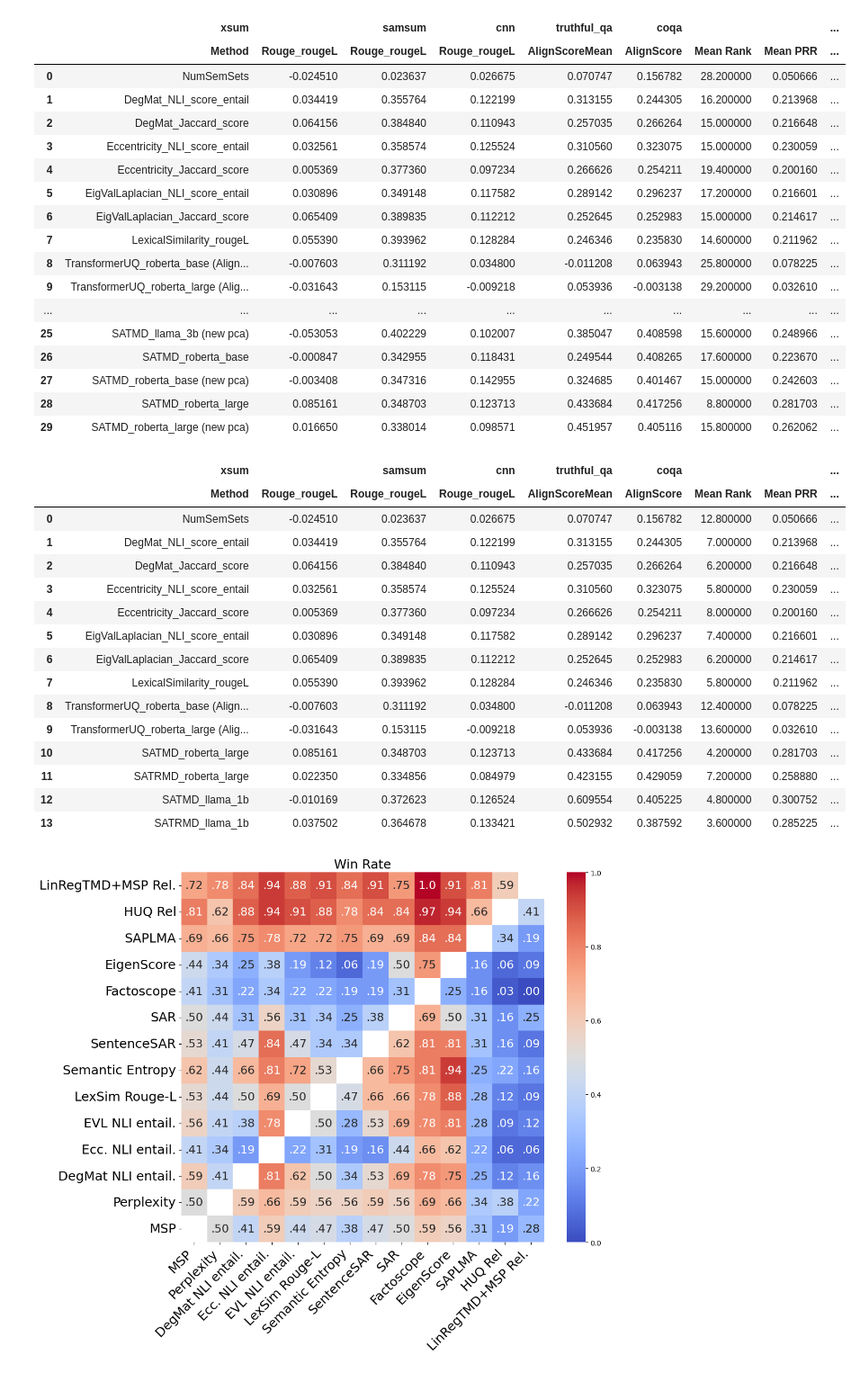
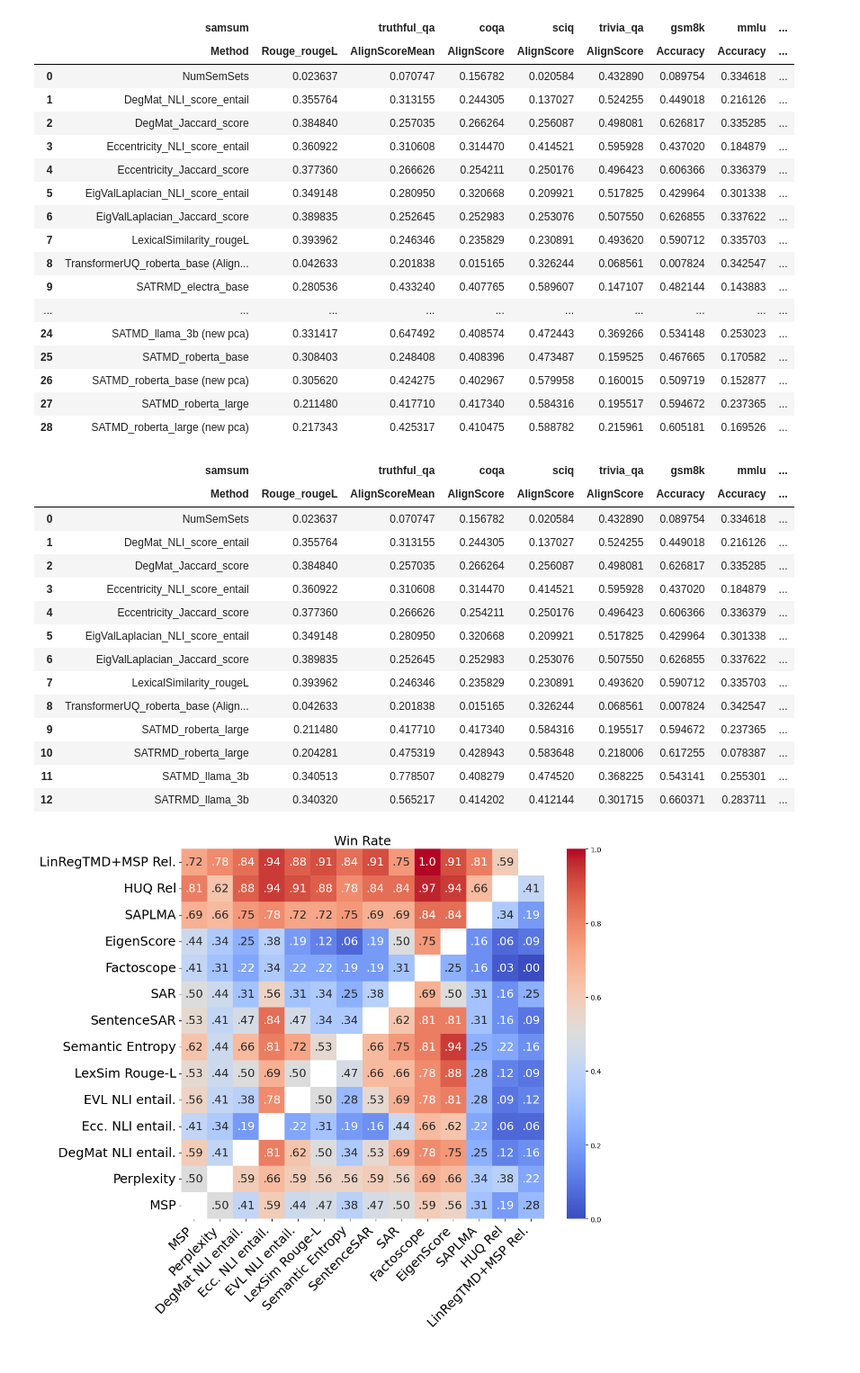
Before and after one commit to ArtemVazh/token_mahalanobis_distance, a Jupyter notebook: notebooks/final_results_bb.ipynb, the cells around one changed output. Shown: that part at 90% size. Drawn from its saved outputs; the diff is of its cells as text; code cells hidden in the pictures.

```diff
--- a/notebooks/final_results_bb.ipynb
+++ b/notebooks/final_results_bb.ipynb
@@ -88,7 +79,7 @@ def get_table(path, metric_names=["Rouge_rougeL", 'AlignScore'], base_metric="Ac
     n_layers = len([x for x in cols if "EigenScore" in x])
     mid_layer = int(n_layers // 2)
     # density_baselines = [f"FactoscopeAll_dist_new_{base_metric}", f"EigenScore sample_embeddings_last_token_{mid_layer}", f"SAPLMA_decoder_{mid_layer} (cv, {base_metric})"]
-    trans_bb_baselines = [f"TransformerUQ_{model} ({base_metric})" for model in ['roberta_base', 'roberta_large']]
+    trans_bb_baselines = [f"TransformerUQ_{model} ({base_metric})" for model in ['roberta_base']]
     proposed_methods = [col for col in cols if "LinReg" in col]
 
     final_methods = baselines + trans_bb_baselines + proposed_methods# + density_baselines
@@ -101,7 +92,9 @@ base_path = "../workdir/output_proxy_1"
 
 models = ["gpt-4o-mini"]
 # datasets = ["xsum", "samsum", "cnn", "pubmed", "medquad", "truthful_qa", "coqa", "sciq", "trivia_qa", "gsm8k", "mmlu"]
-datasets = ["xsum", "samsum", "cnn", "truthful_qa", "coqa"]#, "sciq", "trivia_qa", "mmlu"]
+# datasets = ["xsum", "samsum", "cnn", "truthful_qa", "coqa"]#, "sciq", "trivia_qa", "mmlu"]
+datasets = ["samsum", "truthful_qa", "coqa", "sciq", "trivia_qa", "gsm8k", "mmlu"]
+
 
 dfs = {}
 for model in models:
@@ -162,62 +155,61 @@ df_g.loc[:, ('', "Top1 Rate")] = df_g[df_g.columns[1:-2]].apply(lambda x: rankda
 
 df_g.style.background_gradient(axis=0)
 # %% [output]
-|  | xsum |  | samsum | cnn | truthful_qa | coqa |  |  | ... |
-|  | Method | Rouge_rougeL | Rouge_rougeL | Rouge_rougeL | AlignScoreMean | AlignScore | Mean Rank | Mean PRR | ... |
-| 0 | NumSemSets | -0.024510 | 0.023637 | 0.026675 | 0.070747 | 0.156782 | 28.200000 | 0.050666 | ... |
-| 1 | DegMat_NLI_score_entail | 0.034419 | 0.355764 | 0.122199 | 0.313155 | 0.244305 | 16.200000 | 0.213968 | ... |
-| 2 | DegMat_Jaccard_score | 0.064156 | 0.384840 | 0.110943 | 0.257035 | 0.266264 | 15.000000 | 0.216648 | ... |
-| 3 | Eccentricity_NLI_score_entail | 0.032561 | 0.358574 | 0.125524 | 0.310560 | 0.323075 | 15.000000 | 0.230059 | ... |
-| 4 | Eccentricity_Jaccard_score | 0.005369 | 0.377360 | 0.097234 | 0.266626 | 0.254211 | 19.400000 | 0.200160 | ... |
-| 5 | EigValLaplacian_NLI_score_entail | 0.030896 | 0.349148 | 0.117582 | 0.289142 | 0.296237 | 17.200000 | 0.216601 | ... |
-| 6 | EigValLaplacian_Jaccard_score | 0.065409 | 0.389835 | 0.112212 | 0.252645 | 0.252983 | 15.000000 | 0.214617 | ... |
-| 7 | LexicalSimilarity_rougeL | 0.055390 | 0.393962 | 0.128284 | 0.246346 | 0.235830 | 14.600000 | 0.211962 | ... |
-| 8 | TransformerUQ_roberta_base (Align... | -0.007603 | 0.311192 | 0.034800 | -0.011208 | 0.063943 | 25.800000 | 0.078225 | ... |
-| 9 | TransformerUQ_roberta_large (Alig... | -0.031643 | 0.153115 | -0.009218 | 0.053936 | -0.003138 | 29.200000 | 0.032610 | ... |
+|  | samsum |  | truthful_qa | coqa | sciq | trivia_qa | gsm8k | mmlu | ... |
+|  | Method | Rouge_rougeL | AlignScoreMean | AlignScore | AlignScore | AlignScore | Accuracy | Accuracy | ... |
+| 0 | NumSemSets | 0.023637 | 0.070747 | 0.156782 | 0.020584 | 0.432890 | 0.089754 | 0.334618 | ... |
+| 1 | DegMat_NLI_score_entail | 0.355764 | 0.313155 | 0.244305 | 0.137027 | 0.524255 | 0.449018 | 0.216126 | ... |
+| 2 | DegMat_Jaccard_score | 0.384840 | 0.257035 | 0.266264 | 0.256087 | 0.498081 | 0.626817 | 0.335285 | ... |
+| 3 | Eccentricity_NLI_score_entail | 0.360922 | 0.310608 | 0.314470 | 0.414521 | 0.595928 | 0.437020 | 0.184879 | ... |
+| 4 | Eccentricity_Jaccard_score | 0.377360 | 0.266626 | 0.254211 | 0.250176 | 0.496423 | 0.606366 | 0.336379 | ... |
+| 5 | EigValLaplacian_NLI_score_entail | 0.349148 | 0.280950 | 0.320668 | 0.209921 | 0.517825 | 0.429964 | 0.301338 | ... |
+| 6 | EigValLaplacian_Jaccard_score | 0.389835 | 0.252645 | 0.252983 | 0.253076 | 0.507550 | 0.626855 | 0.337622 | ... |
+| 7 | LexicalSimilarity_rougeL | 0.393962 | 0.246346 | 0.235829 | 0.230891 | 0.493620 | 0.590712 | 0.335703 | ... |
+| 8 | TransformerUQ_roberta_base (Align... | 0.042633 | 0.201838 | 0.015165 | 0.326244 | 0.068561 | 0.007824 | 0.342547 | ... |
+| 9 | SATRMD_electra_base | 0.280536 | 0.433240 | 0.407765 | 0.589607 | 0.147107 | 0.482144 | 0.143883 | ... |
 | ... | ... | ... | ... | ... | ... | ... | ... | ... | ... |
-| 25 | SATMD_llama_3b (new pca) | -0.053053 | 0.402229 | 0.102007 | 0.385047 | 0.408598 | 15.600000 | 0.248966 | ... |
-| 26 | SATMD_roberta_base | -0.000847 | 0.342955 | 0.118431 | 0.249544 | 0.408265 | 17.600000 | 0.223670 | ... |
-| 27 | SATMD_roberta_base (new pca) | -0.003408 | 0.347316 | 0.142955 | 0.324685 | 0.401467 | 15.000000 | 0.242603 | ... |
-| 28 | SATMD_roberta_large | 0.085161 | 0.348703 | 0.123713 | 0.433684 | 0.417256 | 8.800000 | 0.281703 | ... |
-| 29 | SATMD_roberta_large (new pca) | 0.016650 | 0.338014 | 0.098571 | 0.451957 | 0.405116 | 15.800000 | 0.262062 | ... |
+| 24 | SATMD_llama_3b (new pca) | 0.331417 | 0.647492 | 0.408574 | 0.472443 | 0.369266 | 0.534148 | 0.253023 | ... |
+| 25 | SATMD_roberta_base | 0.308403 | 0.248408 | 0.408396 | 0.473487 | 0.159525 | 0.467665 | 0.170582 | ... |
+| 26 | SATMD_roberta_base (new pca) | 0.305620 | 0.424275 | 0.402967 | 0.579958 | 0.160015 | 0.509719 | 0.152877 | ... |
+| 27 | SATMD_roberta_large | 0.211480 | 0.417710 | 0.417340 | 0.584316 | 0.195517 | 0.594672 | 0.237365 | ... |
+| 28 | SATMD_roberta_large (new pca) | 0.217343 | 0.425317 | 0.410475 | 0.588782 | 0.215961 | 0.605181 | 0.169526 | ... |
 # %%
 from scipy.stats import rankdata
 
-base_idx = list(range(10))
+base_idx = list(range(9))
 
 model = 'gpt-4o-mini'
 final_dfs = []
 for i, df in enumerate(dfs[model]):
     if i==0:
-        final_dfs.append(df[df.columns[[1,0]]].loc[base_idx + [28, 18, 22, 12]].reset_index(drop=True))
+        final_dfs.append(df[df.columns[[1,0]]].loc[base_idx + [27, 17, 23, 13]].reset_index(drop=True))
     elif i > (len(dfs[model]) - 3):
-        final_dfs.append(df[df.columns[[0]]].loc[base_idx + [28, 18, 22, 12]].reset_index(drop=True))
+        final_dfs.append(df[df.columns[[0]]].loc[base_idx + [27, 17, 23, 13]].reset_index(drop=True))
     else:
-        final_dfs.append(df[df.columns[[0]]].loc[base_idx + [28, 18, 22, 12]].reset_index(drop=True))
+        final_dfs.append(df[df.columns[[0]]].loc[base_idx + [27, 17, 23, 13]].reset_index(drop=True))
 
 df_g = pd.concat(final_dfs, axis=1)
 df_g.loc[:, ('', "Mean Rank")] = df_g[df_g.columns[1:]].apply(lambda x: rankdata(-x)).mean(axis=1).round(2)
 df_g.loc[:, ('', "Mean PRR")] = df_g[df_g.columns[1:-1]].mean(axis=1)
 df_g.loc[:, ('', "Top1 Rate")] = df_g[df_g.columns[1:-2]].apply(lambda x: rankdata(-x) == 1).sum(axis=1).round(2)
 
 df_g.style.background_gradient(axis=0)
 # %% [output]
-|  | xsum |  | samsum | cnn | truthful_qa | coqa |  |  | ... |
-|  | Method | Rouge_rougeL | Rouge_rougeL | Rouge_rougeL | AlignScoreMean | AlignScore | Mean Rank | Mean PRR | ... |
-| 0 | NumSemSets | -0.024510 | 0.023637 | 0.026675 | 0.070747 | 0.156782 | 12.800000 | 0.050666 | ... |
-| 1 | DegMat_NLI_score_entail | 0.034419 | 0.355764 | 0.122199 | 0.313155 | 0.244305 | 7.000000 | 0.213968 | ... |
-| 2 | DegMat_Jaccard_score | 0.064156 | 0.384840 | 0.110943 | 0.257035 | 0.266264 | 6.200000 | 0.216648 | ... |
-| 3 | Eccentricity_NLI_score_entail | 0.032561 | 0.358574 | 0.125524 | 0.310560 | 0.323075 | 5.800000 | 0.230059 | ... |
-| 4 | Eccentricity_Jaccard_score | 0.005369 | 0.377360 | 0.097234 | 0.266626 | 0.254211 | 8.000000 | 0.200160 | ... |
-| 5 | EigValLaplacian_NLI_score_entail | 0.030896 | 0.349148 | 0.117582 | 0.289142 | 0.296237 | 7.400000 | 0.216601 | ... |
-| 6 | EigValLaplacian_Jaccard_score | 0.065409 | 0.389835 | 0.112212 | 0.252645 | 0.252983 | 6.200000 | 0.214617 | ... |
-| 7 | LexicalSimilarity_rougeL | 0.055390 | 0.393962 | 0.128284 | 0.246346 | 0.235830 | 5.800000 | 0.211962 | ... |
-| 8 | TransformerUQ_roberta_base (Align... | -0.007603 | 0.311192 | 0.034800 | -0.011208 | 0.063943 | 12.400000 | 0.078225 | ... |
-| 9 | TransformerUQ_roberta_large (Alig... | -0.031643 | 0.153115 | -0.009218 | 0.053936 | -0.003138 | 13.600000 | 0.032610 | ... |
-| 10 | SATMD_roberta_large | 0.085161 | 0.348703 | 0.123713 | 0.433684 | 0.417256 | 4.200000 | 0.281703 | ... |
-| 11 | SATRMD_roberta_large | 0.022350 | 0.334856 | 0.084979 | 0.423155 | 0.429059 | 7.200000 | 0.258880 | ... |
-| 12 | SATMD_llama_1b | -0.010169 | 0.372623 | 0.126524 | 0.609554 | 0.405225 | 4.800000 | 0.300752 | ... |
-| 13 | SATRMD_llama_1b | 0.037502 | 0.364678 | 0.133421 | 0.502932 | 0.387592 | 3.600000 | 0.285225 | ... |
+|  | samsum |  | truthful_qa | coqa | sciq | trivia_qa | gsm8k | mmlu | ... |
+|  | Method | Rouge_rougeL | AlignScoreMean | AlignScore | AlignScore | AlignScore | Accuracy | Accuracy | ... |
+| 0 | NumSemSets | 0.023637 | 0.070747 | 0.156782 | 0.020584 | 0.432890 | 0.089754 | 0.334618 | ... |
+| 1 | DegMat_NLI_score_entail | 0.355764 | 0.313155 | 0.244305 | 0.137027 | 0.524255 | 0.449018 | 0.216126 | ... |
+| 2 | DegMat_Jaccard_score | 0.384840 | 0.257035 | 0.266264 | 0.256087 | 0.498081 | 0.626817 | 0.335285 | ... |
+| 3 | Eccentricity_NLI_score_entail | 0.360922 | 0.310608 | 0.314470 | 0.414521 | 0.595928 | 0.437020 | 0.184879 | ... |
+| 4 | Eccentricity_Jaccard_score | 0.377360 | 0.266626 | 0.254211 | 0.250176 | 0.496423 | 0.606366 | 0.336379 | ... |
+| 5 | EigValLaplacian_NLI_score_entail | 0.349148 | 0.280950 | 0.320668 | 0.209921 | 0.517825 | 0.429964 | 0.301338 | ... |
+| 6 | EigValLaplacian_Jaccard_score | 0.389835 | 0.252645 | 0.252983 | 0.253076 | 0.507550 | 0.626855 | 0.337622 | ... |
+| 7 | LexicalSimilarity_rougeL | 0.393962 | 0.246346 | 0.235829 | 0.230891 | 0.493620 | 0.590712 | 0.335703 | ... |
+| 8 | TransformerUQ_roberta_base (Align... | 0.042633 | 0.201838 | 0.015165 | 0.326244 | 0.068561 | 0.007824 | 0.342547 | ... |
+| 9 | SATMD_roberta_large | 0.211480 | 0.417710 | 0.417340 | 0.584316 | 0.195517 | 0.594672 | 0.237365 | ... |
+| 10 | SATRMD_roberta_large | 0.204281 | 0.475319 | 0.428943 | 0.583648 | 0.218006 | 0.617255 | 0.078387 | ... |
+| 11 | SATMD_llama_3b | 0.340513 | 0.778507 | 0.408279 | 0.474520 | 0.368225 | 0.543141 | 0.255301 | ... |
+| 12 | SATRMD_llama_3b | 0.340320 | 0.565217 | 0.414202 | 0.412144 | 0.301715 | 0.660371 | 0.283711 | ... |
 # %%
 import matplotlib.pyplot as plt
 from matplotlib import cm
```
Also changed, not shown: parts of 2 cells of this notebook, 5 other files.
